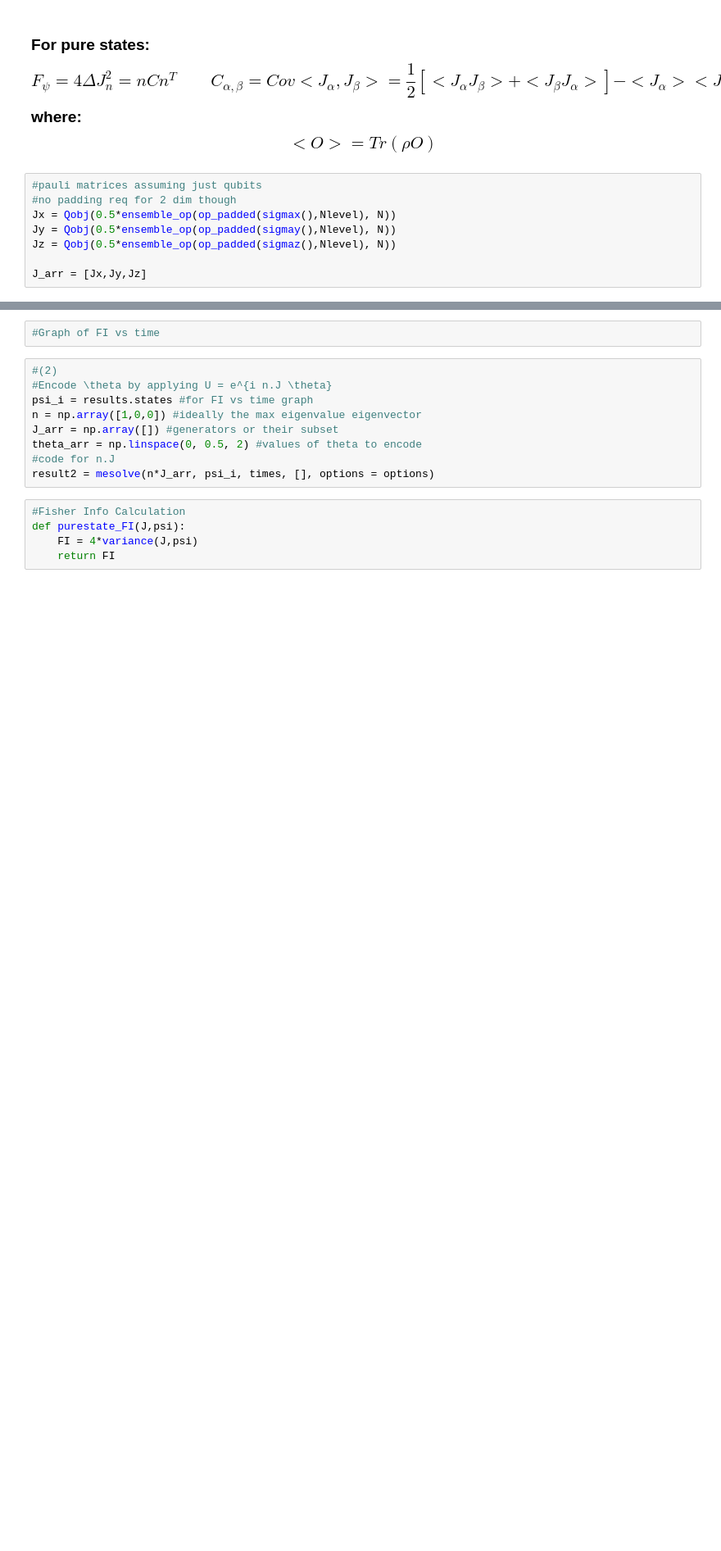
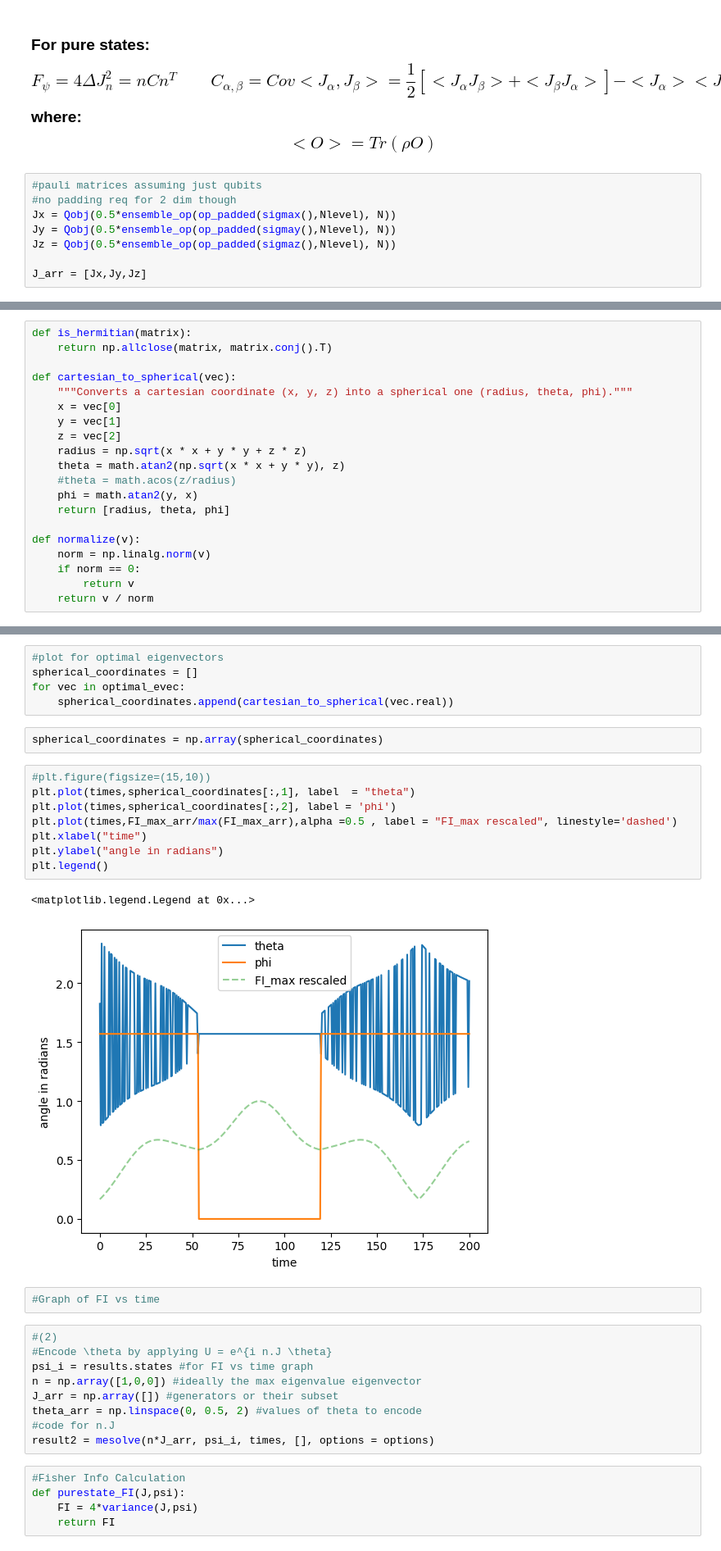
Before and after one commit to NiRVANA1331/Spin-Squeezing-in-Tmons, a Jupyter notebook: main.ipynb, the cells around one changed output, grey strips where cells are left out. Shown: that part at 82% size. Cells and saved outputs as stored; diff of their text form; blank space fills up the shorter version.

```diff
--- a/main.ipynb
+++ b/main.ipynb
@@ -174,0 +188,20 @@ Text(0, 0.5, 'F_max')
+# %%
+def is_hermitian(matrix):
+    return np.allclose(matrix, matrix.conj().T)
+
+def cartesian_to_spherical(vec):
+    """Converts a cartesian coordinate (x, y, z) into a spherical one (radius, theta, phi)."""
+    x = vec[0]
+    y = vec[1]
+    z = vec[2]
+    radius = np.sqrt(x * x + y * y + z * z)
+    theta = math.atan2(np.sqrt(x * x + y * y), z)
+    #theta = math.acos(z/radius)
+    phi = math.atan2(y, x)
+    return [radius, theta, phi]
+
+def normalize(v):
+    norm = np.linalg.norm(v)
+    if norm == 0:
+        return v
+    return v / norm
@@ -175,3 +216,21 @@ Text(0, 0.5, 'F_max')
+# %%
+#plot for optimal eigenvectors
+spherical_coordinates = []
+for vec in optimal_evec:
+    spherical_coordinates.append(cartesian_to_spherical(vec.real))
+# %%
+spherical_coordinates = np.array(spherical_coordinates)
+# %%
+#plt.figure(figsize=(15,10))
+plt.plot(times,spherical_coordinates[:,1], label  = "theta")
+plt.plot(times,spherical_coordinates[:,2], label = 'phi')
+plt.plot(times,FI_max_arr/max(FI_max_arr),alpha =0.5 , label = "FI_max rescaled", linestyle='dashed')
+plt.xlabel("time")
+plt.ylabel("angle in radians")
+plt.legend()
+# %% [output]
+<matplotlib.legend.Legend at 0x...>
+[figure, added]
 # %%
 #Graph of FI vs time
 # %%
```
Also changed, not shown: parts of 14 cells of this notebook, 1 other file.
